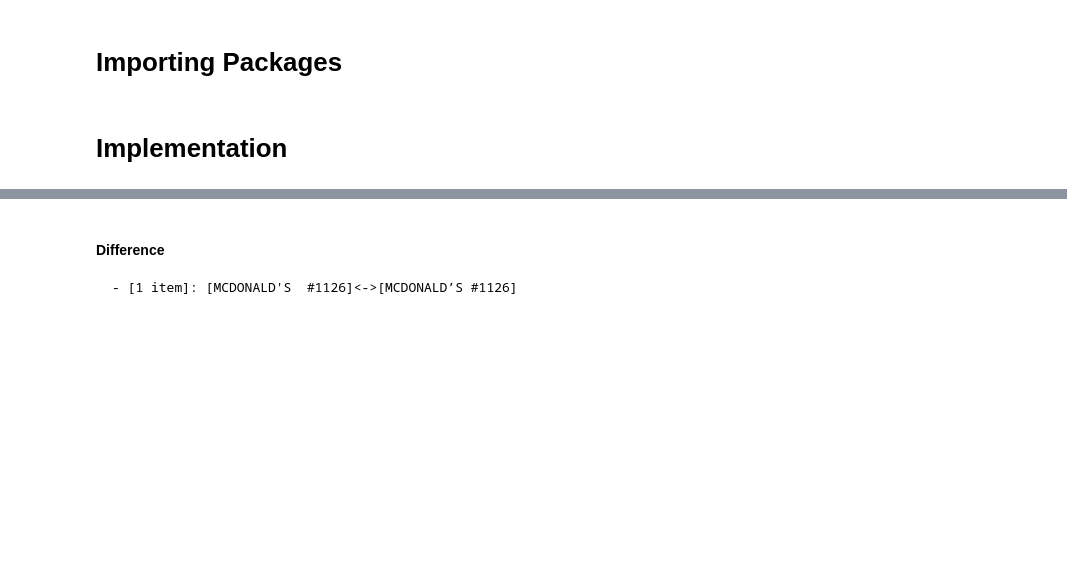
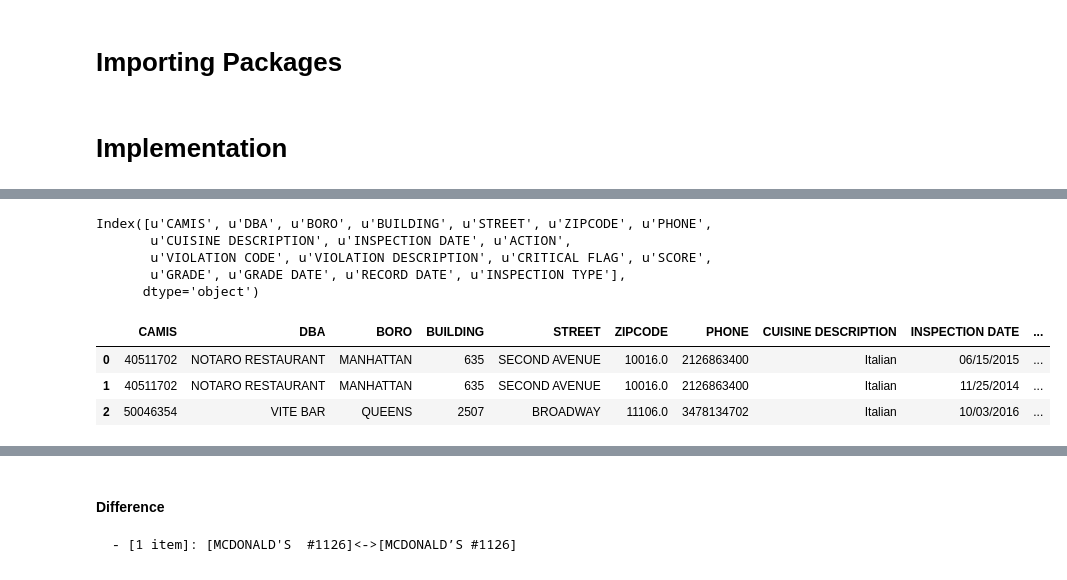
Before and after one commit to JingyingYin/Refine, a Jupyter notebook: entity_resolution.ipynb, the cells around one changed output, grey strips where cells are left out. Drawn from its saved outputs; the diff is of its cells as text; code cells hidden in the pictures; blank space fills up the shorter version.

```diff
--- a/entity_resolution.ipynb
+++ b/entity_resolution.ipynb
@@ -747,0 +985,17 @@ result = er.clustering_entity(column='facility_name', sc=sc)
+# %%
+df_new = pd.read_csv('./data/newyork.csv')
+# %%
+df_new.columns
+# %% [output]
+Index([u'CAMIS', u'DBA', u'BORO', u'BUILDING', u'STREET', u'ZIPCODE', u'PHONE',
+       u'CUISINE DESCRIPTION', u'INSPECTION DATE', u'ACTION',
+       u'VIOLATION CODE', u'VIOLATION DESCRIPTION', u'CRITICAL FLAG', u'SCORE',
+       u'GRADE', u'GRADE DATE', u'RECORD DATE', u'INSPECTION TYPE'],
+      dtype='object')
+# %%
+df_new.head(3)
+# %% [output]
+|  | CAMIS | DBA | BORO | BUILDING | STREET | ZIPCODE | PHONE | CUISINE DESCRIPTION | INSPECTION DATE | ... |
+| 0 | 40511702 | NOTARO RESTAURANT | MANHATTAN | 635 | SECOND AVENUE | 10016.0 | 2126863400 | Italian | 06/15/2015 | ... |
+| 1 | 40511702 | NOTARO RESTAURANT | MANHATTAN | 635 | SECOND AVENUE | 10016.0 | 2126863400 | Italian | 11/25/2014 | ... |
+| 2 | 50046354 | VITE BAR | QUEENS | 2507 | BROADWAY | 11106.0 | 3478134702 | Italian | 10/03/2016 | ... |
```
Also changed, not shown: parts of 55 cells of this notebook, 1 other file.
